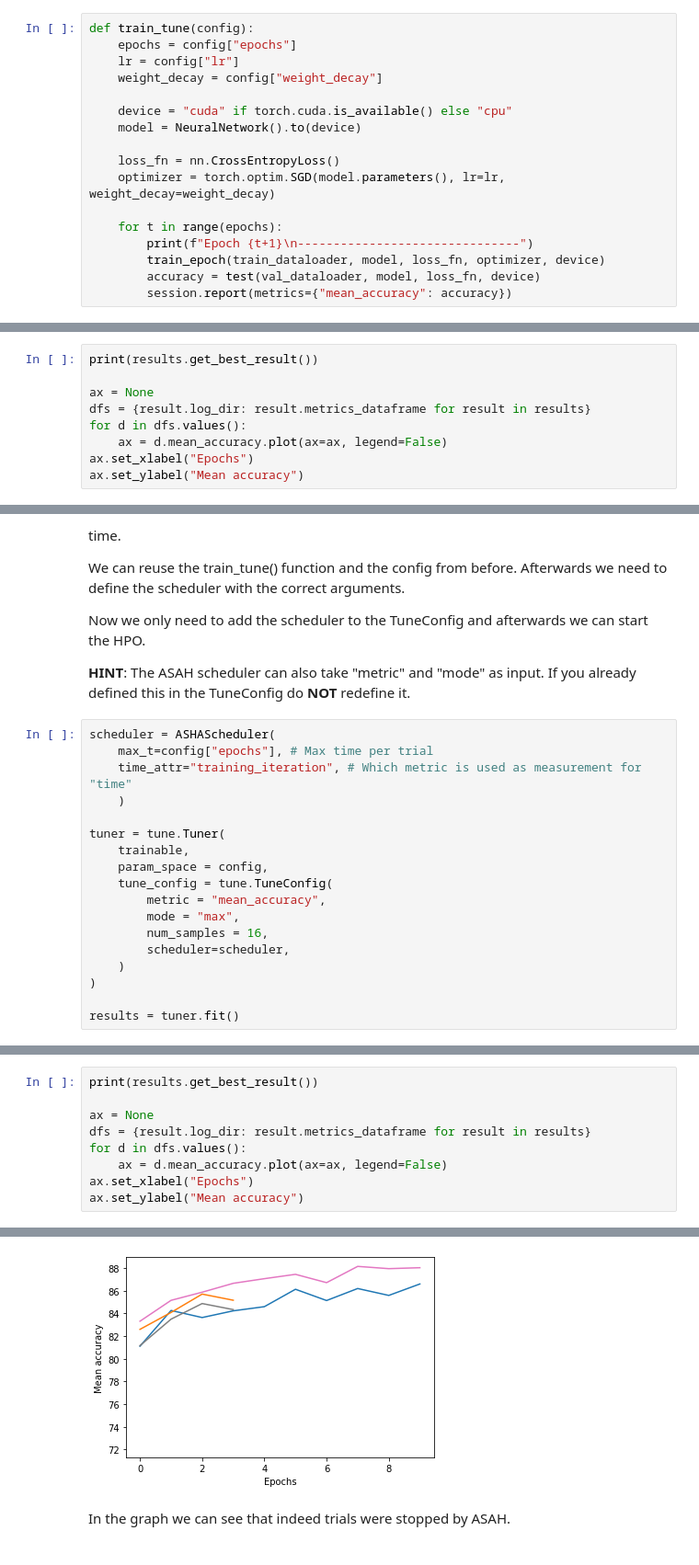
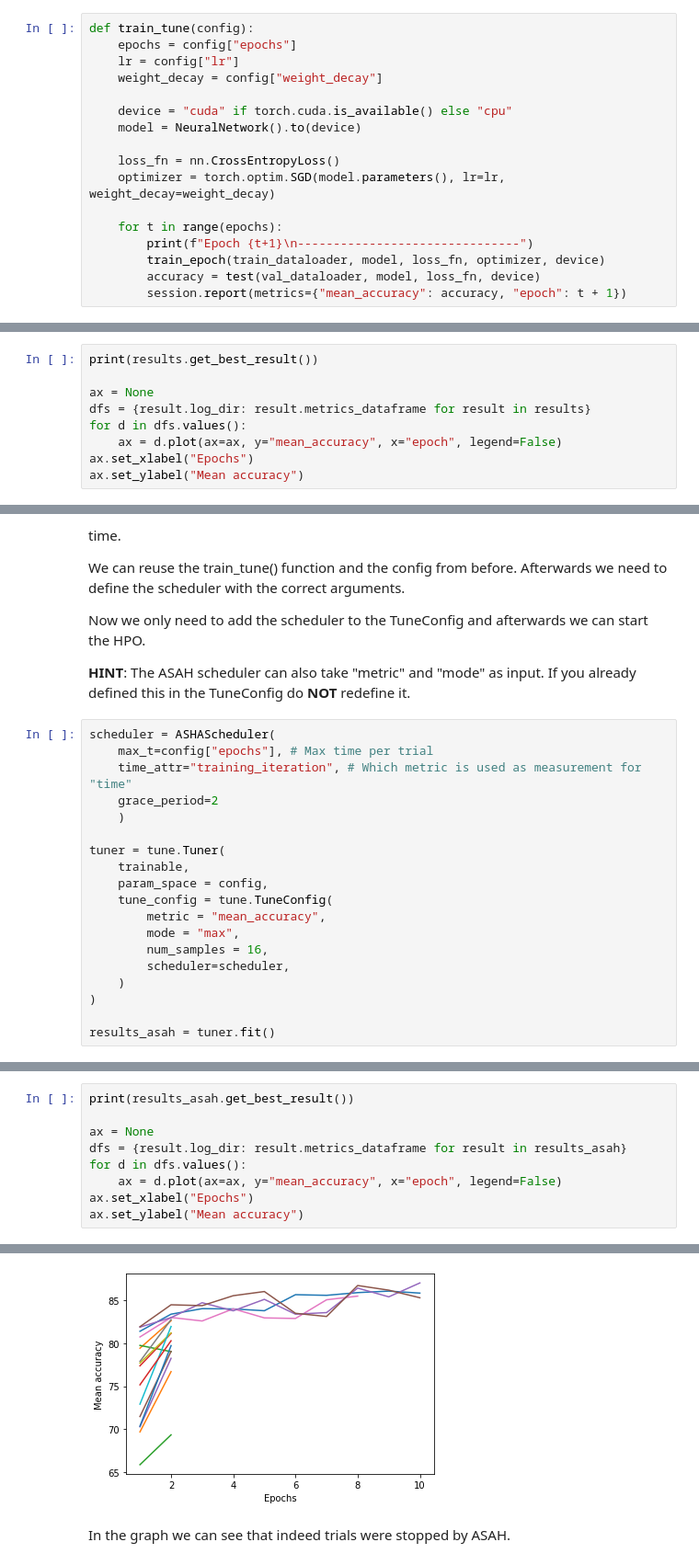
Before and after one commit to RaphaelMaser/Ray_Tune, a Jupyter notebook: Ray_Tune_FashionMNIST.ipynb, the cells around one changed output, grey strips where cells are left out. Shown: that part at 92% size. Saved outputs shown, nothing was run; the diff lists cells and outputs as text.

```diff
--- a/Ray_Tune_FashionMNIST.ipynb
+++ b/Ray_Tune_FashionMNIST.ipynb
@@ -209,7 +229,7 @@ def train_tune(config):
         print(f"Epoch {t+1}\n-------------------------------")
         train_epoch(train_dataloader, model, loss_fn, optimizer, device)
         accuracy = test(val_dataloader, model, loss_fn, device)
-        session.report(metrics={"mean_accuracy": accuracy})
+        session.report(metrics={"mean_accuracy": accuracy, "epoch": t + 1})
 # %% [markdown]
 Now that we have a compatible function for training We are almost ready to create a tuner. A tuner is used in Ray to construct and execute an HPO search.
 
@@ -251,7 +305,7 @@ print(results.get_best_result())
 ax = None
 dfs = {result.log_dir: result.metrics_dataframe for result in results}
 for d in dfs.values():
-    ax = d.mean_accuracy.plot(ax=ax, legend=False)
+    ax = d.plot(ax=ax, y="mean_accuracy", x="epoch", legend=False)
 ax.set_xlabel("Epochs")
 ax.set_ylabel("Mean accuracy")
 # %% [output]
@@ -272,6 +326,7 @@ Now we only need to add the scheduler to the TuneConfig and afterwards we can st
 scheduler = ASHAScheduler(
     max_t=config["epochs"], # Max time per trial
     time_attr="training_iteration", # Which metric is used as measurement for "time"
+    grace_period=2
     )
 
 tuner = tune.Tuner(
@@ -285,6 +340,6 @@ tuner = tune.Tuner(
     )
 )
 
-results = tuner.fit()
+results_asah = tuner.fit()
 # %% [output]
 Tune Status
@@ -337,10 +396,10 @@ Trial Progress
 # %%
-print(results.get_best_result())
+print(results_asah.get_best_result())
 
 ax = None
-dfs = {result.log_dir: result.metrics_dataframe for result in results}
+dfs = {result.log_dir: result.metrics_dataframe for result in results_asah}
 for d in dfs.values():
-    ax = d.mean_accuracy.plot(ax=ax, legend=False)
+    ax = d.plot(ax=ax, y="mean_accuracy", x="epoch", legend=False)
 ax.set_xlabel("Epochs")
 ax.set_ylabel("Mean accuracy")
 # %% [output]
@@ -348,5 +407,5 @@ Result(metrics={'mean_accuracy': 88.02499999999999, 'done': True, 'trial_id': 'a
 Text(0, 0.5, 'Mean accuracy')
-[figure, old version]
+[figure, new version]
 # %% [markdown]
 In the graph we can see that indeed trials were stopped by ASAH.
 # %% [markdown]
```
Also changed, not shown: parts of 16 cells of this notebook, 26 other files.
